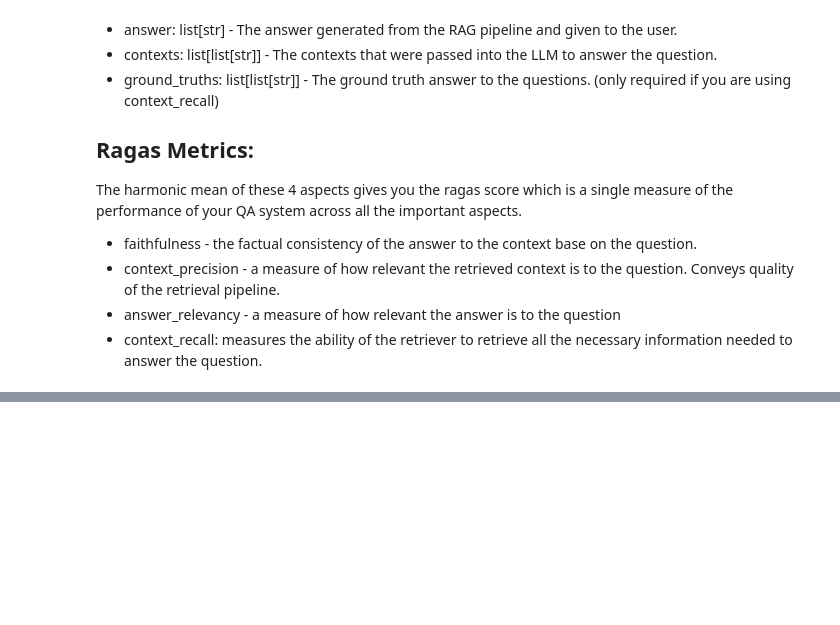
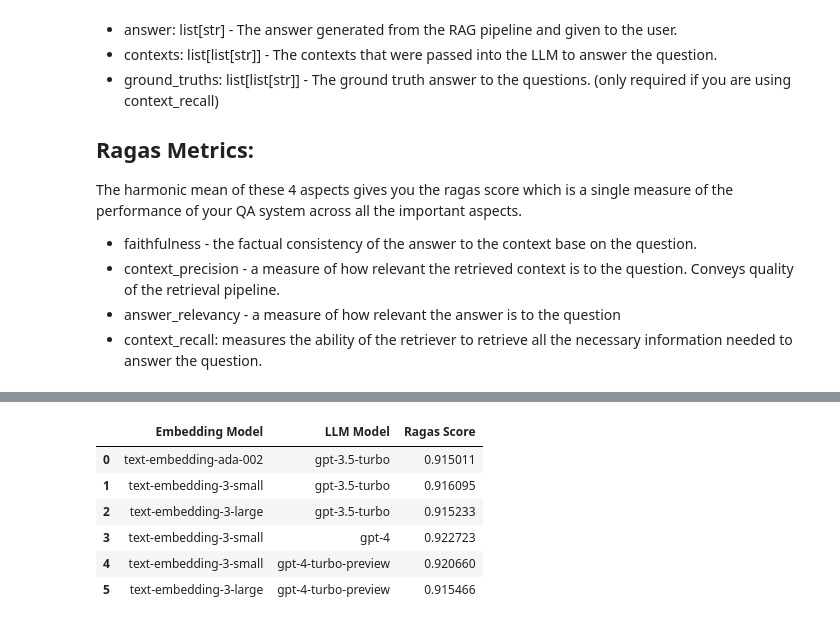
Before and after one commit to ai-hero/workshop-keeping-up-with-openai-et-al, a Jupyter notebook: rag/Retrieval Augmented Generation.ipynb, the cells around one changed output, grey strips where cells are left out. Saved outputs shown, nothing was run; the diff lists cells and outputs as text; code cells hidden in the pictures; blank space fills up the shorter version.

Commit message:
Pin ragas

```diff
--- a/rag/Retrieval Augmented Generation.ipynb
+++ b/rag/Retrieval Augmented Generation.ipynb
@@ -253,7 +312,4 @@ print("Text Embedding 3 small + GPT 3.5 Turbo Overall Ragas Score:", small_35t_s
 # %%
-large_35t_correctness, large_35t_ragas, large_35t_score = run_eval(
-    embed_model="text-embedding-3-large", llm_model="gpt-3.5-turbo"
-)
-print("Text Embedding 3 Large Correctness Score:", large_35t_correctness)
+large_35t_ragas, large_35t_score = run_eval(embed_model="text-embedding-3-large", llm_model="gpt-3.5-turbo")
 print("Text Embedding 3 Large Ragas Score:", large_35t_ragas)
 print("Text Embedding 3 Large Overall Ragas Score:", large_35t_score)
@@ -260,5 +336,4 @@ print("Text Embedding 3 Large Overall Ragas Score:", large_35t_score)
 # %%
-small_4_correctness, small_4_ragas, small_4_score = run_eval(embed_model="text-embedding-3-small", llm_model="gpt-4")
-print("Text Embedding 3 + GPT 4 Correctness Score:", small_4_correctness)
+small_4_ragas, small_4_score = run_eval(embed_model="text-embedding-3-small", llm_model="gpt-4")
 print("Text Embedding 3 + GPT 4 Ragas Score:", small_4_ragas)
 print("Text Embedding 3 + GPT 4 Overall Ragas Score:", small_4_score)
@@ -265,7 +360,4 @@ print("Text Embedding 3 + GPT 4 Overall Ragas Score:", small_4_score)
 # %%
-small_4t_correctness, small_4t_ragas, small_4t_score = run_eval(
-    embed_model="text-embedding-3-small", llm_model="gpt-4-turbo-preview"
-)
-print("Text Embedding 3 + GPT 4 Turbo Small Correctness Score:", small_4t_correctness)
+small_4t_ragas, small_4t_score = run_eval(embed_model="text-embedding-3-small", llm_model="gpt-4-turbo-preview")
 print("Text Embedding 3 + GPT 4 Turbo Small Ragas Score:", small_4t_ragas)
 print("Text Embedding 3 + GPT 4 Turbo Ragas Score:", small_4t_score)
@@ -272,7 +384,4 @@ print("Text Embedding 3 + GPT 4 Turbo Ragas Score:", small_4t_score)
 # %%
-large_4t_correctness, large_4t_ragas, large_4t_score = run_eval(
-    embed_model="text-embedding-3-large", llm_model="gpt-4-turbo-preview"
-)
-print("Text Embedding 3 Large + GPT 4 Turbo Small Correctness Score:", large_4t_correctness)
+large_4t_ragas, large_4t_score = run_eval(embed_model="text-embedding-3-large", llm_model="gpt-4-turbo-preview")
 print("Text Embedding 3 Large + GPT 4 Turbo Small Ragas Score:", large_4t_ragas)
 print("Text Embedding 3 Large + GPT 4 Turbo Ragas Score:", large_4t_score)
@@ -288,30 +436,30 @@ import pandas as pd
 # %%
 comparison = {
     "Embedding Model": [
         "text-embedding-ada-002",
         "text-embedding-3-small",
         "text-embedding-3-large",
         "text-embedding-3-small",
         "text-embedding-3-small",
         "text-embedding-3-large",
     ],
     "LLM Model": [
         "gpt-3.5-turbo",
         "gpt-3.5-turbo",
         "gpt-3.5-turbo",
         "gpt-4",
         "gpt-4-turbo-preview",
         "gpt-4-turbo-preview",
     ],
-    "Correctness": [
-        baseline_correctness,
-        small_35t_correctness,
-        large_35t_correctness,
-        small_4_correctness,
-        small_4t_correctness,
-        large_4t_correctness,
-    ],
     "Ragas Score": [baseline_score, small_35t_score, large_35t_score, small_4_score, small_4t_score, large_4t_score],
 }
 df = pd.DataFrame.from_dict(comparison)
 df.head(n=10)
+# %% [output]
+|  | Embedding Model | LLM Model | Ragas Score |
+| 0 | text-embedding-ada-002 | gpt-3.5-turbo | 0.915011 |
+| 1 | text-embedding-3-small | gpt-3.5-turbo | 0.916095 |
+| 2 | text-embedding-3-large | gpt-3.5-turbo | 0.915233 |
+| 3 | text-embedding-3-small | gpt-4 | 0.922723 |
+| 4 | text-embedding-3-small | gpt-4-turbo-preview | 0.920660 |
+| 5 | text-embedding-3-large | gpt-4-turbo-preview | 0.915466 |
```
Also changed, not shown: parts of 17 cells of this notebook, 1 other file.
